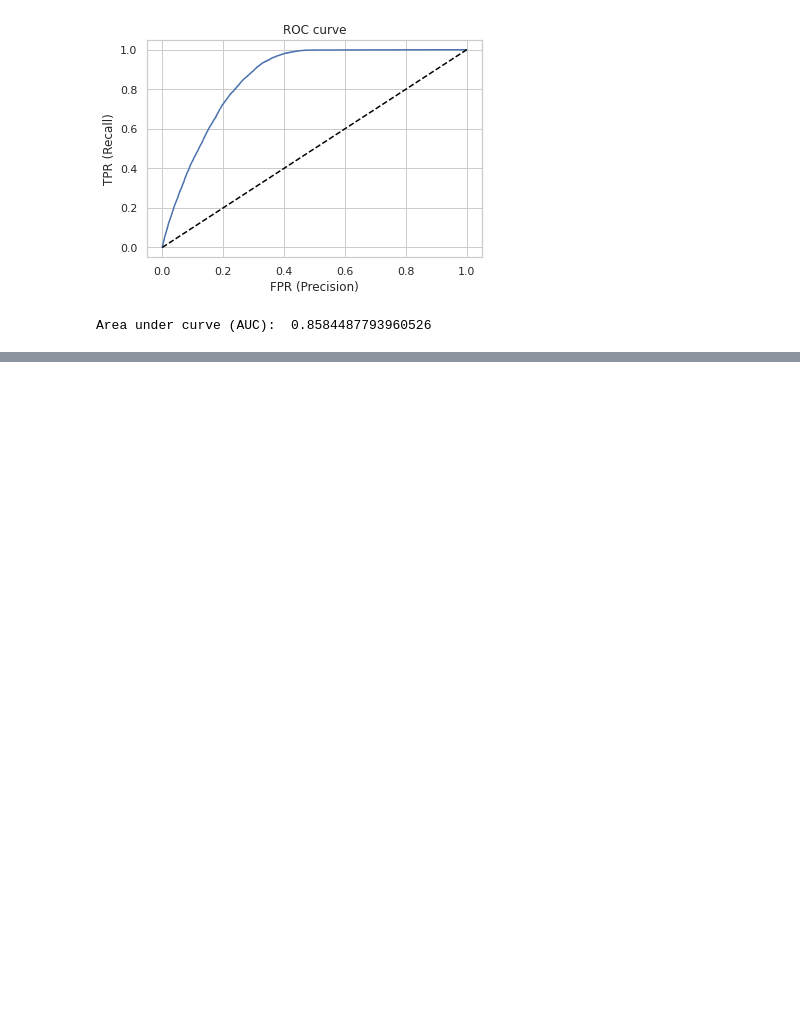
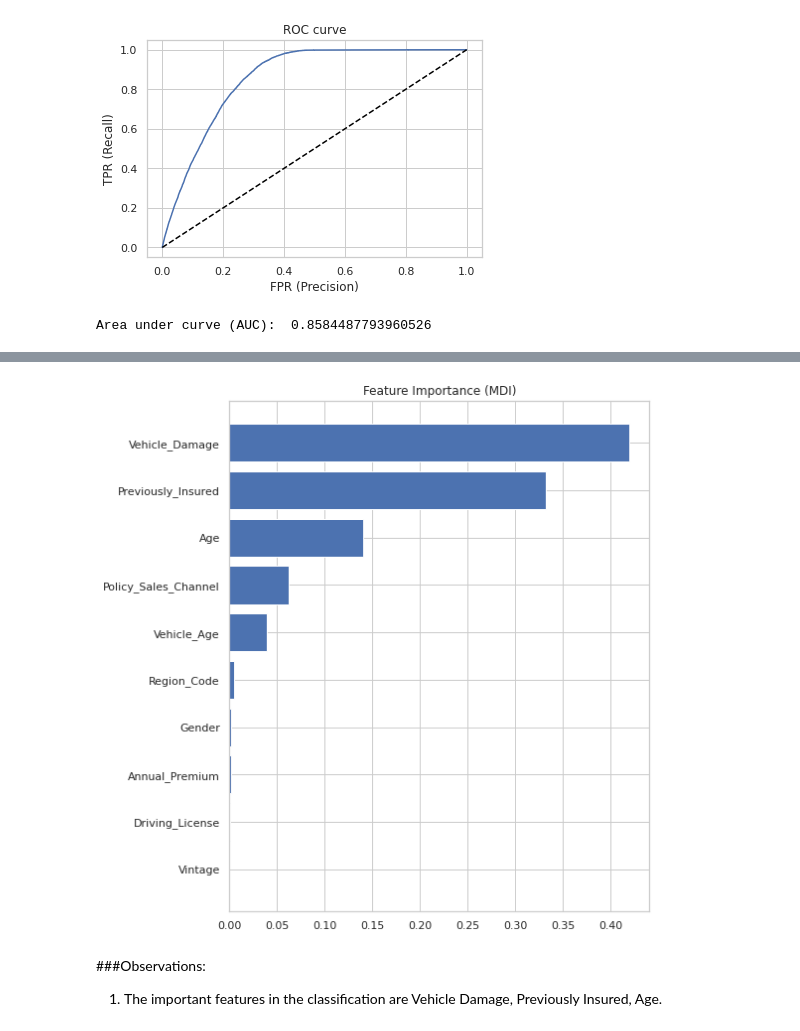
Before and after one commit to shu-nya/Health-Insurance-Cross-Sell-Prediction, a Jupyter notebook: HEALTH_INSURANCE_CROSS_SELL_PREDICTION.ipynb, the cells around one changed output, grey strips where cells are left out. Saved outputs shown, nothing was run; the diff lists cells and outputs as text; code cells hidden in the pictures; blank space fills up the shorter version.

Commit message:
modelling

```diff
--- a/HEALTH_INSURANCE_CROSS_SELL_PREDICTION.ipynb
+++ b/HEALTH_INSURANCE_CROSS_SELL_PREDICTION.ipynb
@@ -992,0 +1003,16 @@ Area under curve (AUC):  0.8584487793960526
+# %%
+# perform hyperparameter tuning using RandomizedSearchCV
+
+clf = RandomForestClassifier()
+
+rf_model = RandomizedSearchCV(estimator = clf,
+                                param_distributions = random_search,
+                                n_iter = 10,
+                                cv = 3,
+                                verbose= 1,
+                                random_state= 101,
+                                n_jobs = -1)
+
+# fit the hyperparameter tuned model on the training set
+
+rf_model.fit(X_train,y_train)
@@ -992,0 +1042,8 @@ Area under curve (AUC):  0.8584487793960526
+# %%
+# fit the model with best parameters
+
+best_params=rf_model.best_params_
+
+rf = RandomForestClassifier(**best_params)
+
+rf.fit(X_train, y_train)
@@ -992,0 +1084,24 @@ Area under curve (AUC):  0.8584487793960526
+# %%
+# get feature importance data using feature_importances_ attribute
+
+feature_importance = rf.feature_importances_
+sorted_idx = np.argsort(feature_importance)
+pos = np.arange(sorted_idx.shape[0]) + .5
+
+fig = plt.figure(figsize=(8, 8))
+plt.barh(pos, feature_importance[sorted_idx], align='center')
+plt.yticks(pos, np.array(X.columns)[sorted_idx])
+plt.title('Feature Importance (MDI)')
+
+result = permutation_importance(rf, X_test, y_test, n_repeats=10,
+                                random_state=100, n_jobs=2)
+sorted_idx = result.importances_mean.argsort()
+
+fig.tight_layout()
+plt.show()
+# %% [output]
+[figure, added]
+# %% [markdown]
+###Observations:
+
+1. The important features in the classification are Vehicle Damage, Previously Insured, Age.
```
Also changed, not shown: parts of 14 cells of this notebook.
